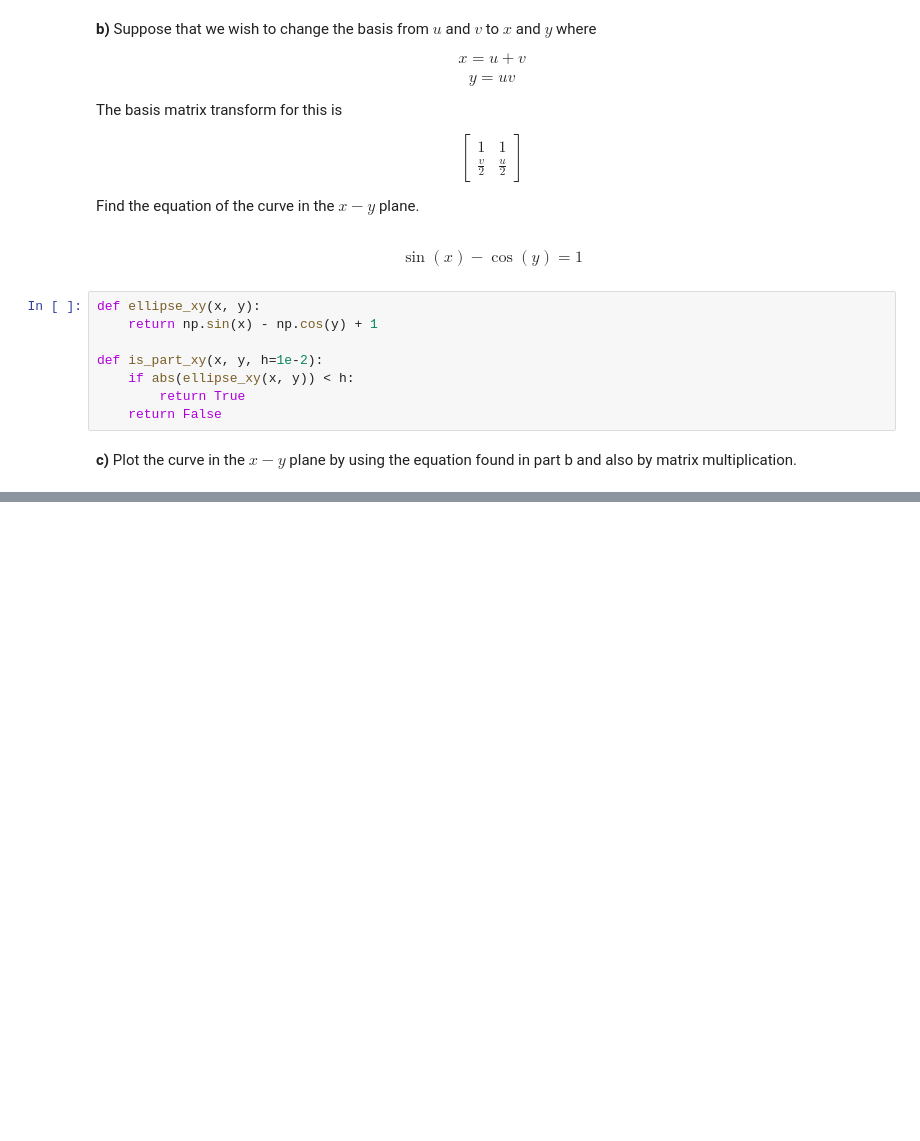
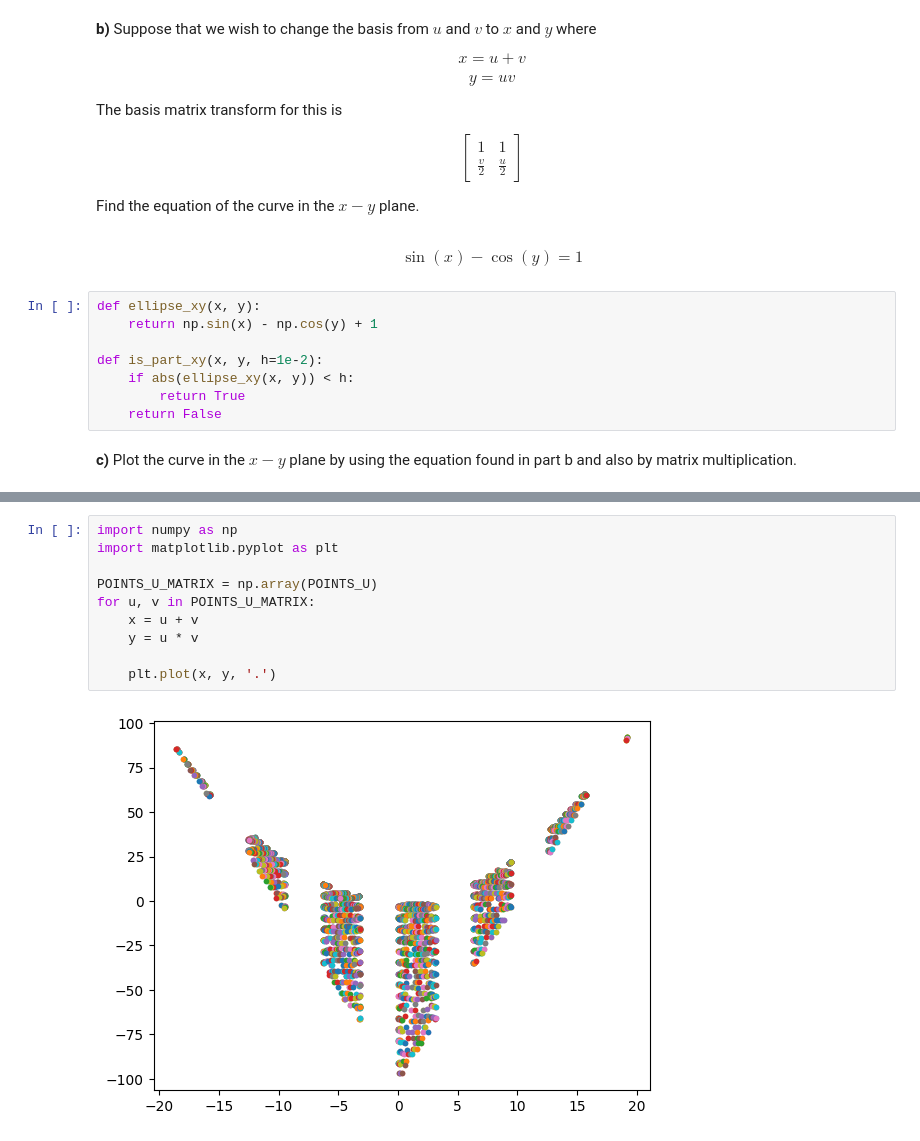
Before and after one commit to jackbullen/Math-248, a Jupyter notebook: Labs/Week 6/Lab-16-Oct-12.ipynb, the cells around one changed output, grey strips where cells are left out. Saved outputs shown, nothing was run; the diff lists cells and outputs as text; blank space fills up the shorter version.

```diff
--- a/Labs/Week 6/Lab-16-Oct-12.ipynb
+++ b/Labs/Week 6/Lab-16-Oct-12.ipynb
@@ -227,0 +309,12 @@ for u, v in POINTS_U_MATRIX:
+# %%
+import numpy as np
+import matplotlib.pyplot as plt
+
+POINTS_U_MATRIX = np.array(POINTS_U)
+for u, v in POINTS_U_MATRIX:
+    x = u + v
+    y = u * v
+
+    plt.plot(x, y, '.')
+# %% [output]
+[figure, added]
```
Also changed, not shown: parts of 27 cells of this notebook, 1 other file.
